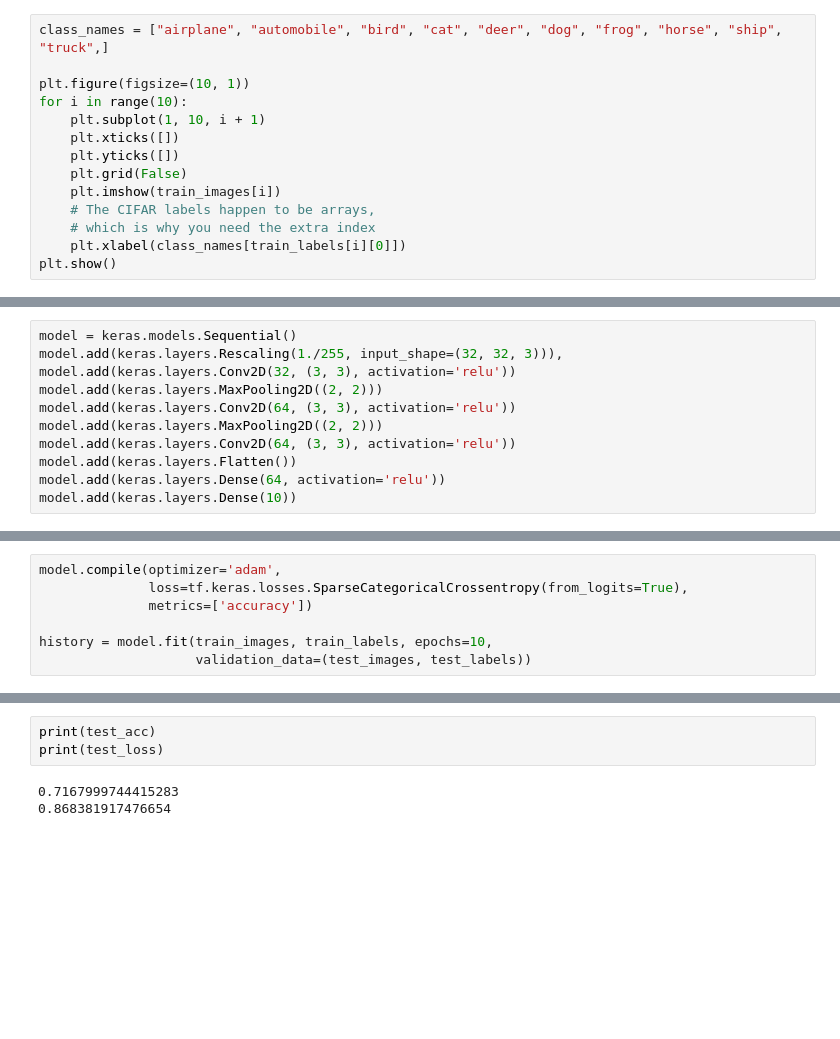
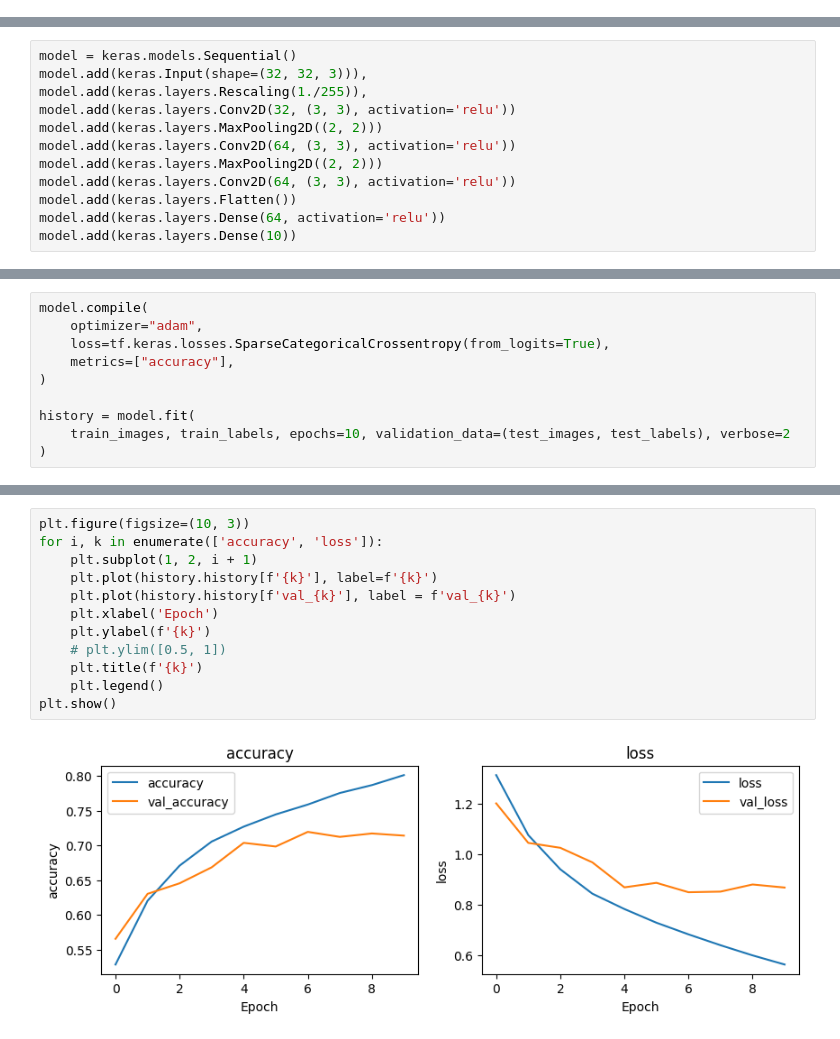
Before and after one commit to akmiccom/TensorFlow_training, a Jupyter notebook: notebook/TensorFlow2_04_CNN.ipynb, the cells around one changed output, grey strips where cells are left out. Drawn from its saved outputs; the diff is of its cells as text; blank space fills up the shorter version.

```diff
--- a/notebook/TensorFlow2_04_CNN.ipynb
+++ b/notebook/TensorFlow2_04_CNN.ipynb
@@ -12,14 +28,0 @@ from tensorflow import keras
-# %%
-class_names = ["airplane", "automobile", "bird", "cat", "deer", "dog", "frog", "horse", "ship", "truck",]
-
-plt.figure(figsize=(10, 1))
-for i in range(10):
-    plt.subplot(1, 10, i + 1)
-    plt.xticks([])
-    plt.yticks([])
-    plt.grid(False)
-    plt.imshow(train_images[i])
-    # The CIFAR labels happen to be arrays,
-    # which is why you need the extra index
-    plt.xlabel(class_names[train_labels[i][0]])
-plt.show()
@@ -32,6 +33,7 @@ train_images[0].shape
 # %%
 model = keras.models.Sequential()
-model.add(keras.layers.Rescaling(1./255, input_shape=(32, 32, 3))),
+model.add(keras.Input(shape=(32, 32, 3))),
+model.add(keras.layers.Rescaling(1./255)),
 model.add(keras.layers.Conv2D(32, (3, 3), activation='relu'))
 model.add(keras.layers.MaxPooling2D((2, 2)))
 model.add(keras.layers.Conv2D(64, (3, 3), activation='relu'))
@@ -65,11 +67,14 @@ Model: "sequential_9"
  Trainable params: 122,570 (478.79 KB)
  Non-trainable params: 0 (0.00 B)
 # %%
-model.compile(optimizer='adam',
-              loss=tf.keras.losses.SparseCategoricalCrossentropy(from_logits=True),
-              metrics=['accuracy'])
+model.compile(
+    optimizer="adam",
+    loss=tf.keras.losses.SparseCategoricalCrossentropy(from_logits=True),
+    metrics=["accuracy"],
+)
 
-history = model.fit(train_images, train_labels, epochs=10,
-                    validation_data=(test_images, test_labels))
+history = model.fit(
+    train_images, train_labels, epochs=10, validation_data=(test_images, test_labels), verbose=2
+)
 # %% [output]
 Epoch 1/10
@@ -111,6 +102,14 @@ test_loss, test_acc = model.evaluate(test_images,  test_labels, verbose=2)
-# %%
-print(test_acc)
-print(test_loss)
-# %% [output]
-0.7167999744415283
-0.868381917476654
+# %%
+plt.figure(figsize=(10, 3))
+for i, k in enumerate(['accuracy', 'loss']):
+    plt.subplot(1, 2, i + 1)
+    plt.plot(history.history[f'{k}'], label=f'{k}')
+    plt.plot(history.history[f'val_{k}'], label = f'val_{k}')
+    plt.xlabel('Epoch')
+    plt.ylabel(f'{k}')
+    # plt.ylim([0.5, 1])
+    plt.title(f'{k}')
+    plt.legend()
+plt.show()
+# %% [output]
+[figure, added]
```
Also changed, not shown: parts of 29 cells of this notebook, 8 other files.
